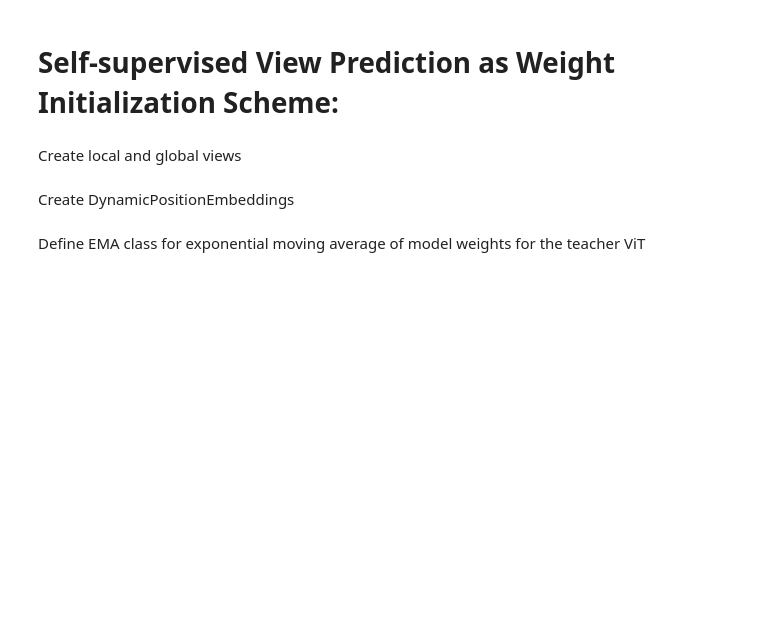
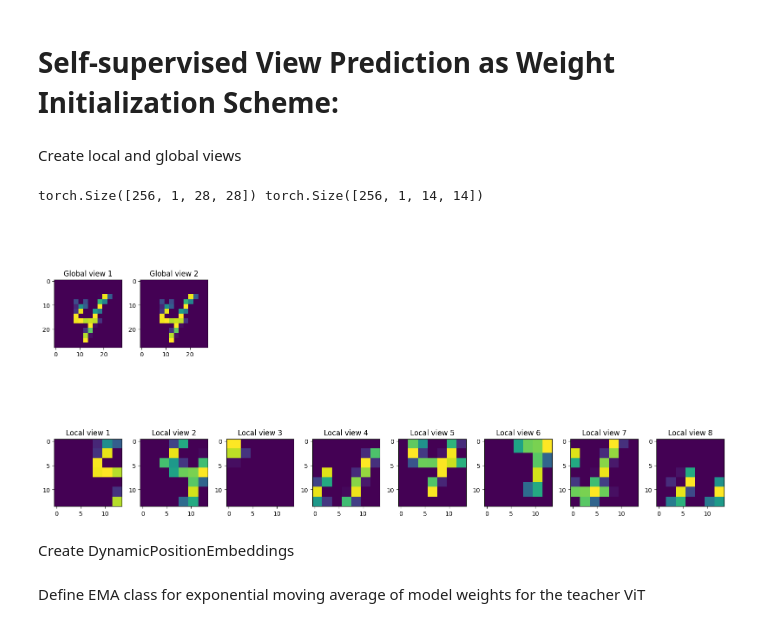
Before and after one commit to pressi-g/pytorch-vit, a Jupyter notebook: notebooks/final_vit_mnist.ipynb, the cells around one changed output. Drawn from its saved outputs; the diff is of its cells as text; code cells hidden in the pictures; blank space fills up the shorter version.

Commit message:
updated view creation for local views to have half resolution

```diff
--- a/notebooks/final_vit_mnist.ipynb
+++ b/notebooks/final_vit_mnist.ipynb
@@ -803,36 +845,39 @@ def create_views(x, global_ratio=0.5, local_ratio=0.5, strategy="random"):
 # %%
-# # Debug
-# for batch_idx, (data, target) in enumerate(train_loader):
-#     global_views, local_views = create_views(data, global_ratio=0.5, local_ratio=0.5, strategy="jitter")
+# Debug
+for batch_idx, (data, target) in enumerate(train_loader):
+    global_views, local_views = create_views(data, global_ratio=0.5, local_ratio=0.5, strategy="jitter")
 
-#     # Only print the shapes of the first view in each list for brevity
-#     print(global_views[0].shape, local_views[0].shape)
-#     break
+    # Only print the shapes of the first view in each list for brevity
+    print(global_views[0].shape, local_views[0].shape)
+    break
 
-# # Visualization
-# num_global_views = len(global_views)
-# num_local_views = len(local_views)
+# Visualization
+num_global_views = len(global_views)
+num_local_views = len(local_views)
 
-# fig, ax = plt.subplots(2, max(num_global_views, num_local_views), figsize=(16, 8))
+fig, ax = plt.subplots(2, max(num_global_views, num_local_views), figsize=(16, 8))
 
-# # Visualize global views
-# for i in range(num_global_views):
-#     global_view_img = global_views[i][0].permute(1, 2, 0).cpu().numpy()
-#     ax[0, i].imshow(global_view_img)
-#     ax[0, i].set_title(f"Global view {i+1}")
+# Visualize global views
+for i in range(num_global_views):
+    global_view_img = global_views[i][0].permute(1, 2, 0).cpu().numpy()
+    ax[0, i].imshow(global_view_img)
+    ax[0, i].set_title(f"Global view {i+1}")
 
-# # Visualize local views
-# for i in range(num_local_views):
-#     local_view_img = local_views[i][0].permute(1, 2, 0).cpu().numpy()
-#     ax[1, i].imshow(local_view_img)
-#     ax[1, i].set_title(f"Local view {i+1}")
+# Visualize local views
+for i in range(num_local_views):
+    local_view_img = local_views[i][0].permute(1, 2, 0).cpu().numpy()
+    ax[1, i].imshow(local_view_img)
+    ax[1, i].set_title(f"Local view {i+1}")
 
-# # If there are more local views than global views, hide the remaining axes
-# for i in range(num_global_views, num_local_views):
-#     ax[0, i].axis("off")
+# If there are more local views than global views, hide the remaining axes
+for i in range(num_global_views, num_local_views):
+    ax[0, i].axis("off")
 
-# plt.tight_layout()
-# plt.show()
+plt.tight_layout()
+plt.show()
+# %% [output]
+torch.Size([256, 1, 28, 28]) torch.Size([256, 1, 14, 14])
+[figure, added]
 # %% [markdown]
 Create DynamicPositionEmbeddings
 # %%
```
Also changed, not shown: parts of 9 cells of this notebook.
